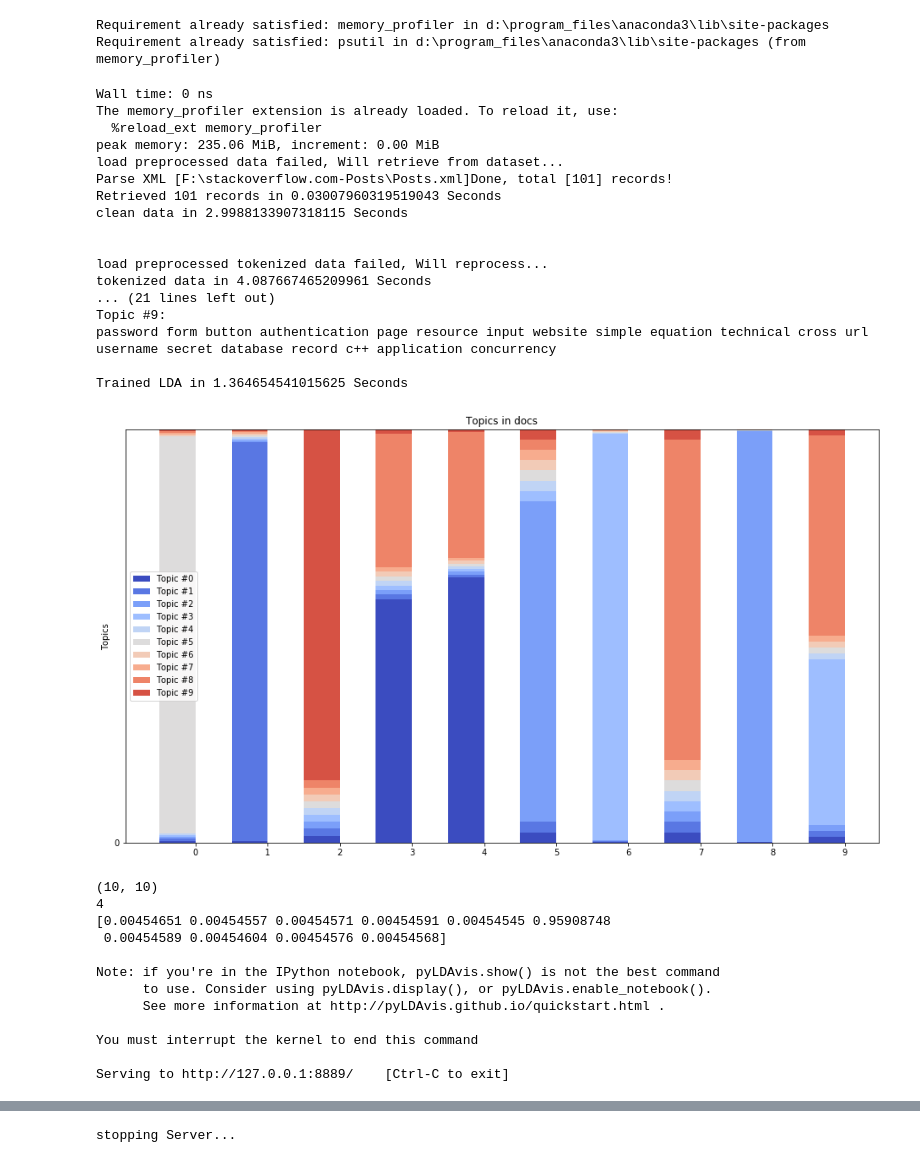
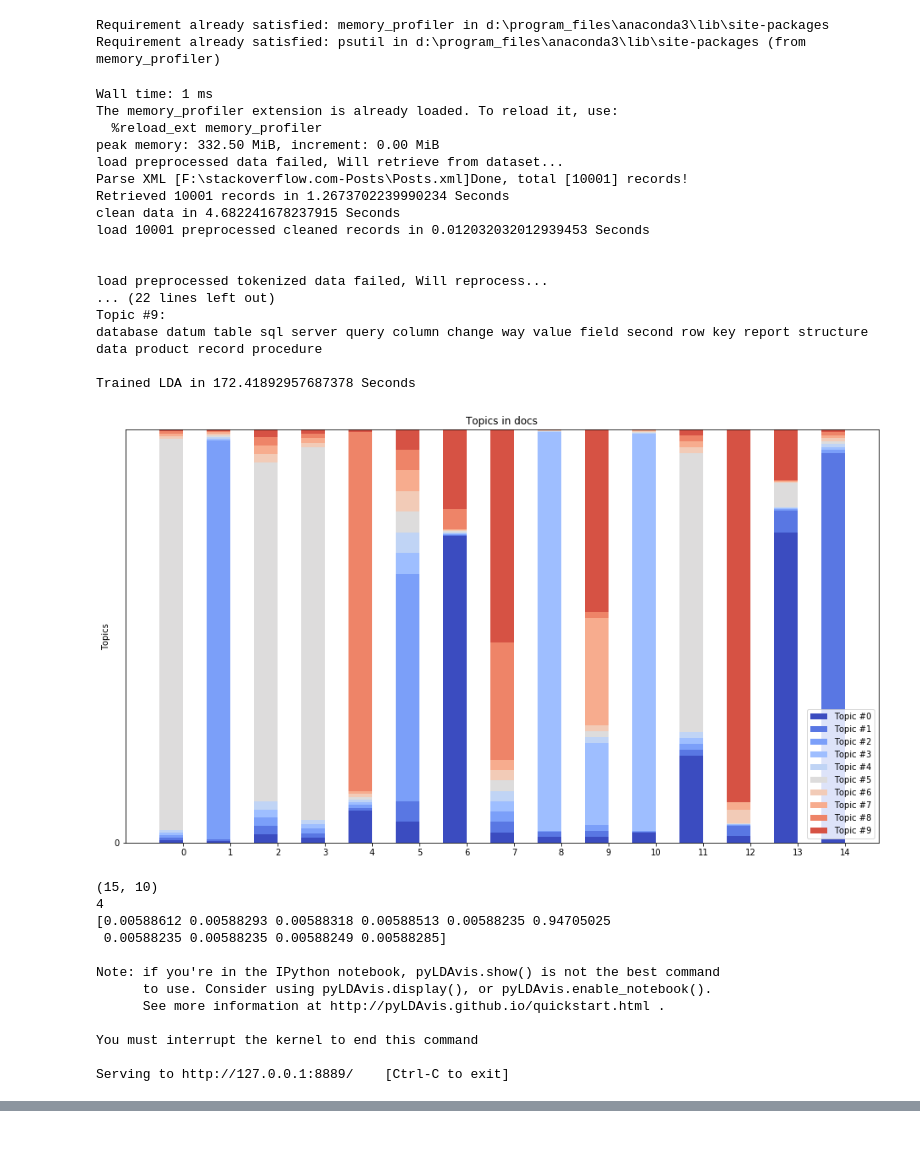
Before and after one commit to heirish/machine-learning-portfolio, a Jupyter notebook: algorithms/nlp/spacy_topic_model.ipynb, the cells around one changed output, grey strips where cells are left out. Drawn from its saved outputs; the diff is of its cells as text; code cells hidden in the pictures.

```diff
--- a/algorithms/nlp/spacy_topic_model.ipynb
+++ b/algorithms/nlp/spacy_topic_model.ipynb
@@ -190,64 +190,68 @@ if __name__ == "__main__":
     #clean data in 2.963881731033325 Seconds
     idlist, cleaned_data = loadAndCleanData(force_reload=True, n_jobs=4,
                                             force_reload_file=r"F:\stackoverflow.com-Posts\Posts.xml",
-                                            force_reload_count=100)
-    #idlist, cleaned_data = loadAndCleanData()
-    cleaned_data_dict=dict(zip(idlist, cleaned_data))
+                                            force_reload_count=10000)
+    idlist, cleaned_data = loadAndCleanData()
+    #cleaned_data_dict=dict(zip(idlist, cleaned_data))
     print("\n")
 
     #tokenized data in 13.708552837371826 Seconds
     #vectorize done in 0.02807474136352539 Seconds
-    tokenized_data, vecterized_data, ectorizer = tokenizeAndVectorieData(cleaned_data,
+    tokenized_data, vecterized_data, vectorizer = tokenizeAndVectorieData(cleaned_data,
                                                                           force_reprocess = True,
                                                                           n_jobs=4,
-                                                                          min_df=1, #5
-                                                                          max_df=1.0, #0.6
+                                                                          min_df=5, #5
+                                                                          max_df=0.6, #0.6
                                                                           max_features=20000)
-    #tokenized_data, vecterized_data, vectorizer = vectorizData(cleaned_data, max_features=20000)
-    if tokenized_data:
-        tokenized_data_dict=dict(zip(idlist, tokenized_data))
-    vecterized_data_dict=dict(zip(idlist, vecterized_data))
+    #tokenized_data, vecterized_data, vectorizer = vectorizData(cleaned_data, n_jobs=4,min_df=1,max_df=1.0,max_features=20000)
+    #if tokenized_data:
+    #    tokenized_data_dict=dict(zip(idlist, tokenized_data))
+    #vecterized_data_dict=dict(zip(idlist, vecterized_data))
     print("\n")
 
     start_time = time.time()
     lda = utilLDA.trainLDA(vecterized_data, n_topics=10)
+    try:
+        utilTools.dillDump("./lda.pkl", lda)
+    except:
+        pass
     feature_names = vectorizer.get_feature_names()
     utilLDA.print_top_words(lda, feature_names, 20)
     end_time = time.time()
     print("Trained LDA in {} Seconds".format(end_time - start_time))
 
     #get document_topic_distribution
-    doc_topic_distr = lda.transform(vecterized_data[:10])
+    doc_topic_distr = lda.transform(vecterized_data[:15])
     utilLDA.visDocTopicDist(doc_topic_distr)
     print(doc_topic_distr.shape)
     print(idlist[0])
     print(doc_topic_distr[0])
 
     #utilLDA.visLDA(lda, vecterized_data, vectorizer, utilTools.getIP(), 8889)
     utilLDA.visLDA(lda, vecterized_data, vectorizer, "127.0.0.1",8889)
 # %% [output]
-Wall time: 0 ns
+Wall time: 1 ms
 The memory_profiler extension is already loaded. To reload it, use:
   %reload_ext memory_profiler
-peak memory: 235.06 MiB, increment: 0.00 MiB
+peak memory: 332.50 MiB, increment: 0.00 MiB
 load preprocessed data failed, Will retrieve from dataset...
-Parse XML [F:\stackoverflow.com-Posts\Posts.xml]Done, total [101] records!
-Retrieved 101 records in 0.03007960319519043 Seconds
-clean data in 2.9988133907318115 Seconds
+Parse XML [F:\stackoverflow.com-Posts\Posts.xml]Done, total [10001] records!
+Retrieved 10001 records in 1.2673702239990234 Seconds
+clean data in 4.682241678237915 Seconds
+load 10001 preprocessed cleaned records in 0.012032032012939453 Seconds
 
 
 load preprocessed tokenized data failed, Will reprocess...
-tokenized data in 4.087667465209961 Seconds
-... (21 lines left out)
+... (22 lines left out)
 Topic #9:
-password form button authentication page resource input website simple equation technical cross url username secret database record c++ application concurrency
+database datum table sql server query column change way value field second row key report structure data product record procedure
 
-Trained LDA in 1.364654541015625 Seconds
+Trained LDA in 172.41892957687378 Seconds
-[figure, old version]
+[figure, new version]
-(10, 10)
+(15, 10)
 4
-[0.00454651 0.00454557 0.00454571 0.00454591 0.00454545 0.95908748
- 0.00454589 0.00454604 0.00454576 0.00454568]
+[0.00588612 0.00588293 0.00588318 0.00588513 0.00588235 0.94705025
+ 0.00588235 0.00588235 0.00588249 0.00588285]
 
 Note: if you're in the IPython notebook, pyLDAvis.show() is not the best command
       to use. Consider using pyLDAvis.display(), or pyLDAvis.enable_notebook().
@@ -263 +266,0 @@ Serving to http://127.0.0.1:8889/    [Ctrl-C to exit]
-stopping Server...
```
Also changed, not shown: parts of 2 cells of this notebook, 1 other file.
